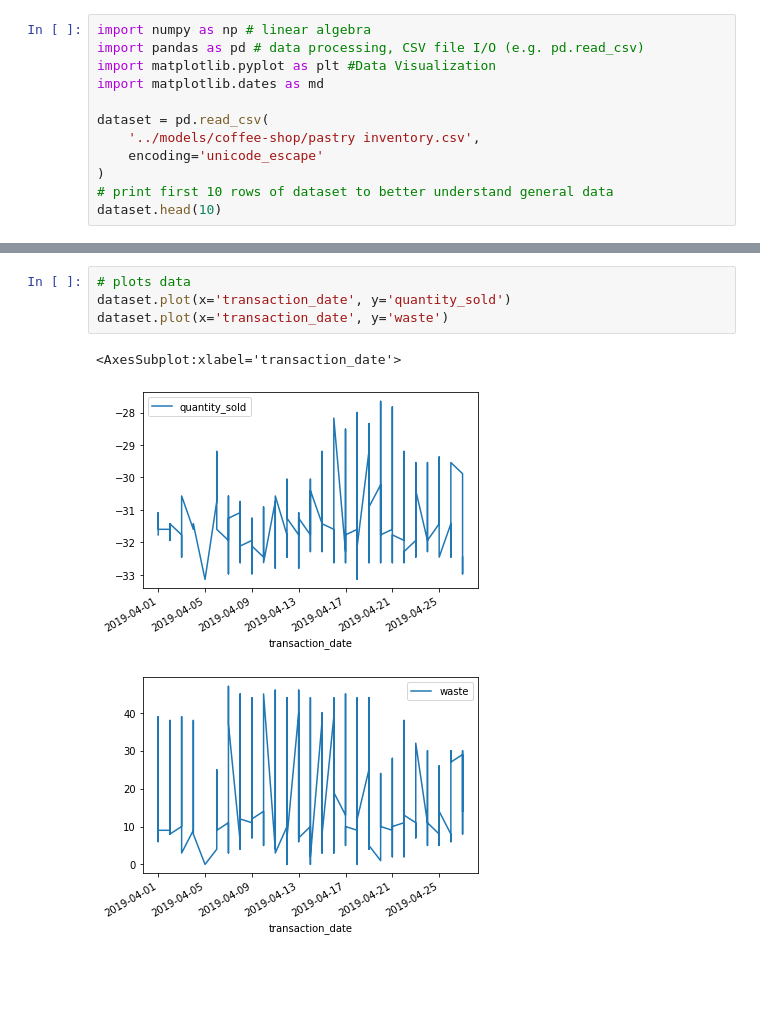
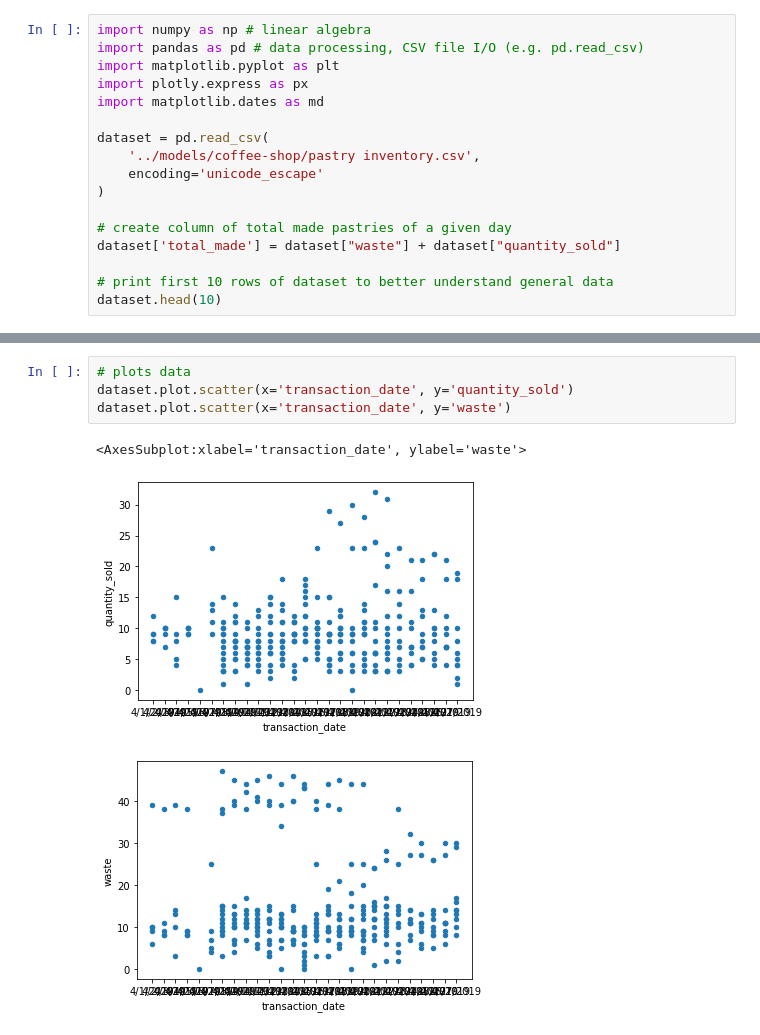
Before and after one commit to michalmullen/machine-learning, a Jupyter notebook: notebooks/coffeeShopAD.ipynb, the cells around one changed output, grey strips where cells are left out. Saved outputs shown, nothing was run; the diff lists cells and outputs as text; blank space fills up the shorter version.

Commit message:
total_made column + plots for each product

```diff
--- a/notebooks/coffeeShopAD.ipynb
+++ b/notebooks/coffeeShopAD.ipynb
@@ -1,13 +1,18 @@
 # %%
 import numpy as np # linear algebra
 import pandas as pd # data processing, CSV file I/O (e.g. pd.read_csv)
-import matplotlib.pyplot as plt #Data Visualization
+import matplotlib.pyplot as plt
+import plotly.express as px
 import matplotlib.dates as md
 
 dataset = pd.read_csv(
     '../models/coffee-shop/pastry inventory.csv',
     encoding='unicode_escape'
 )
+
+# create column of total made pastries of a given day
+dataset['total_made'] = dataset["waste"] + dataset["quantity_sold"]
+
 # print first 10 rows of dataset to better understand general data
 dataset.head(10)
 # %% [output]
@@ -48,8 +54,8 @@ memory usage: 16.9+ KB
 # %%
 # plots data
-dataset.plot(x='transaction_date', y='quantity_sold')
-dataset.plot(x='transaction_date', y='waste')
+dataset.plot.scatter(x='transaction_date', y='quantity_sold')
+dataset.plot.scatter(x='transaction_date', y='waste')
 # %% [output]
-<AxesSubplot:xlabel='transaction_date'>
+<AxesSubplot:xlabel='transaction_date', ylabel='waste'>
-[figure, old version]
+[figure, new version]
-[figure, old version]
+[figure, new version]
```
Also changed, not shown: parts of 4 cells of this notebook.
